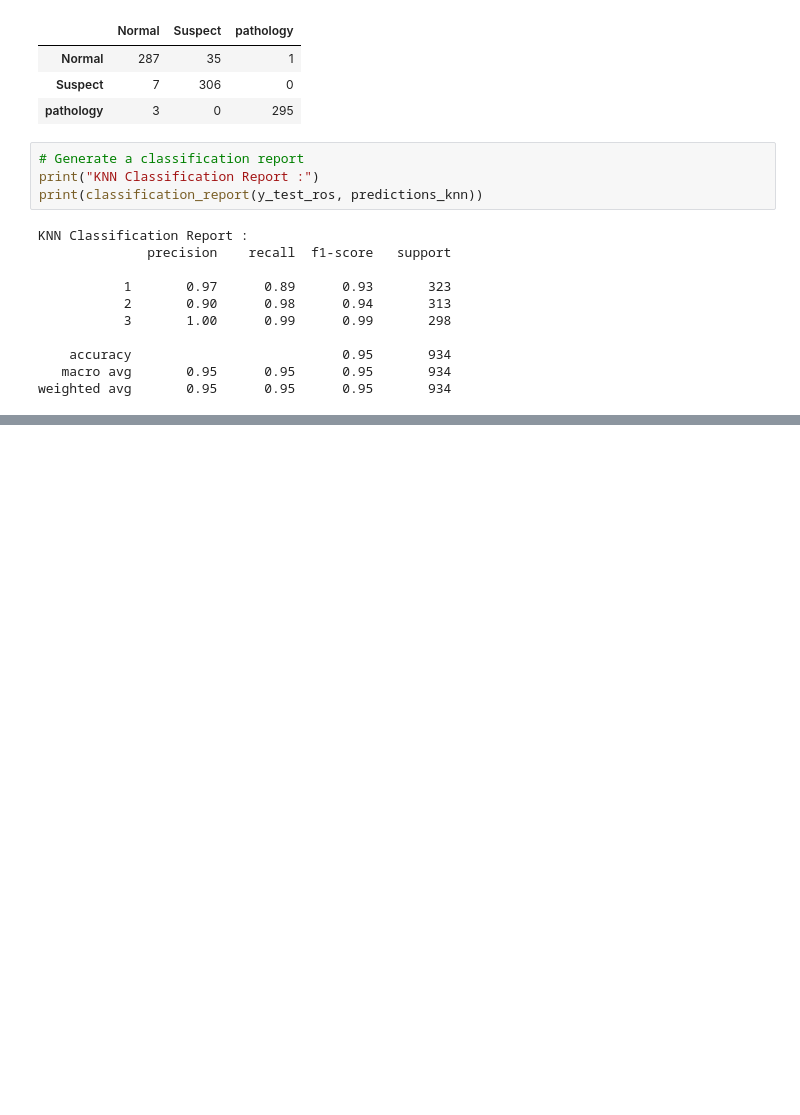
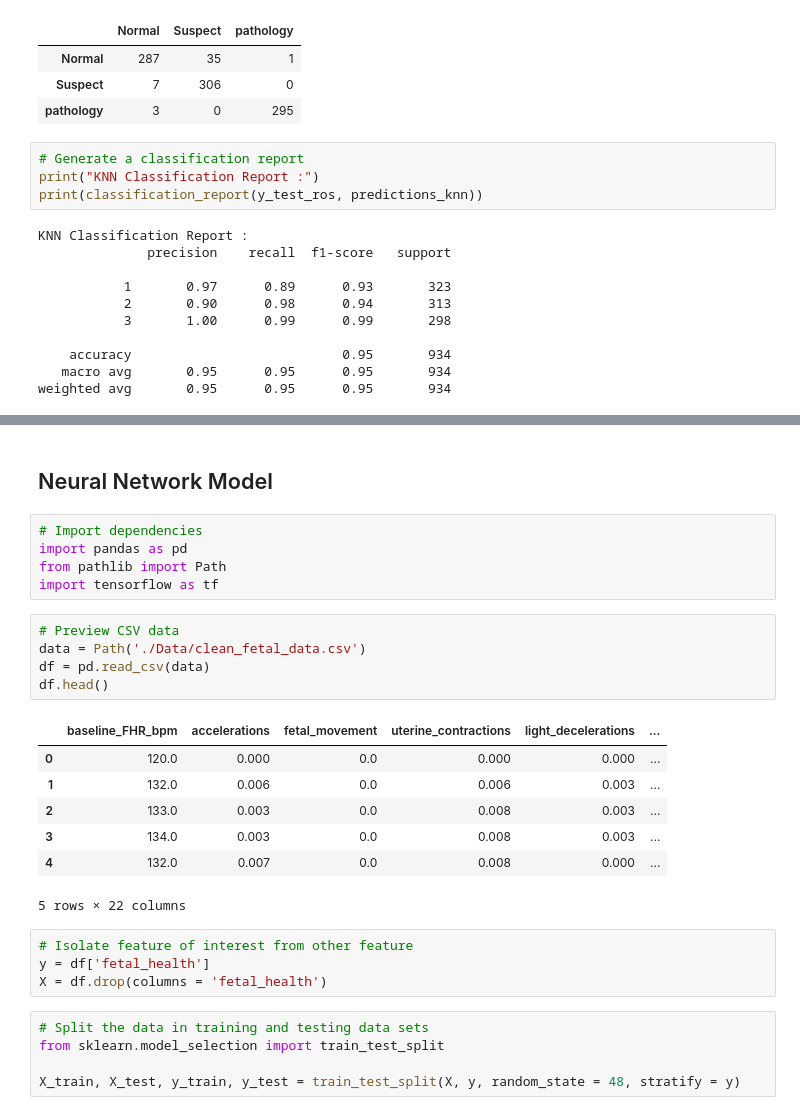
Before and after one commit to imnana18/group10-final-project, a Jupyter notebook: Fetal_Health_Prediction.ipynb, the cells around one changed output, grey strips where cells are left out. Cells and saved outputs as stored; diff of their text form; blank space fills up the shorter version.

```diff
--- a/Fetal_Health_Prediction.ipynb
+++ b/Fetal_Health_Prediction.ipynb
@@ -537,0 +679,29 @@ weighted avg       0.95      0.95      0.95       934
+# %% [markdown]
+## Neural Network Model
+# %%
+# Import dependencies
+import pandas as pd
+from pathlib import Path
+import tensorflow as tf
+# %%
+# Preview CSV data
+data = Path('./Data/clean_fetal_data.csv')
+df = pd.read_csv(data)
+df.head()
+# %% [output]
+|  | baseline_FHR_bpm | accelerations | fetal_movement | uterine_contractions | light_decelerations | ... |
+| 0 | 120.0 | 0.000 | 0.0 | 0.000 | 0.000 | ... |
+| 1 | 132.0 | 0.006 | 0.0 | 0.006 | 0.003 | ... |
+| 2 | 133.0 | 0.003 | 0.0 | 0.008 | 0.003 | ... |
+| 3 | 134.0 | 0.003 | 0.0 | 0.008 | 0.003 | ... |
+| 4 | 132.0 | 0.007 | 0.0 | 0.008 | 0.000 | ... |
+5 rows × 22 columns
+# %%
+# Isolate feature of interest from other feature
+y = df['fetal_health']
+X = df.drop(columns = 'fetal_health')
+# %%
+# Split the data in training and testing data sets
+from sklearn.model_selection import train_test_split
+
+X_train, X_test, y_train, y_test = train_test_split(X, y, random_state = 48, stratify = y)
```
Also changed, not shown: parts of 25 cells of this notebook, 9 other files.
